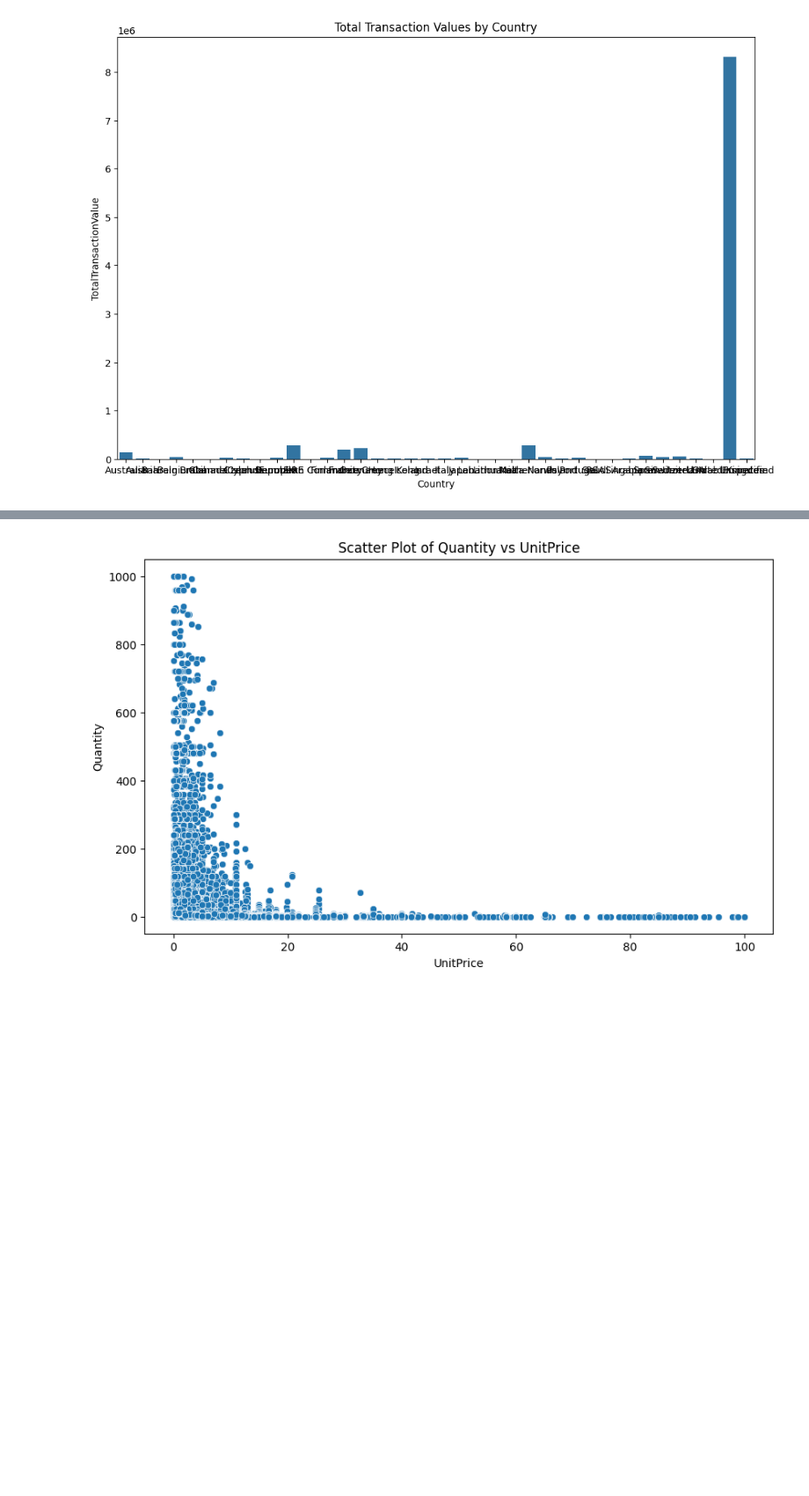
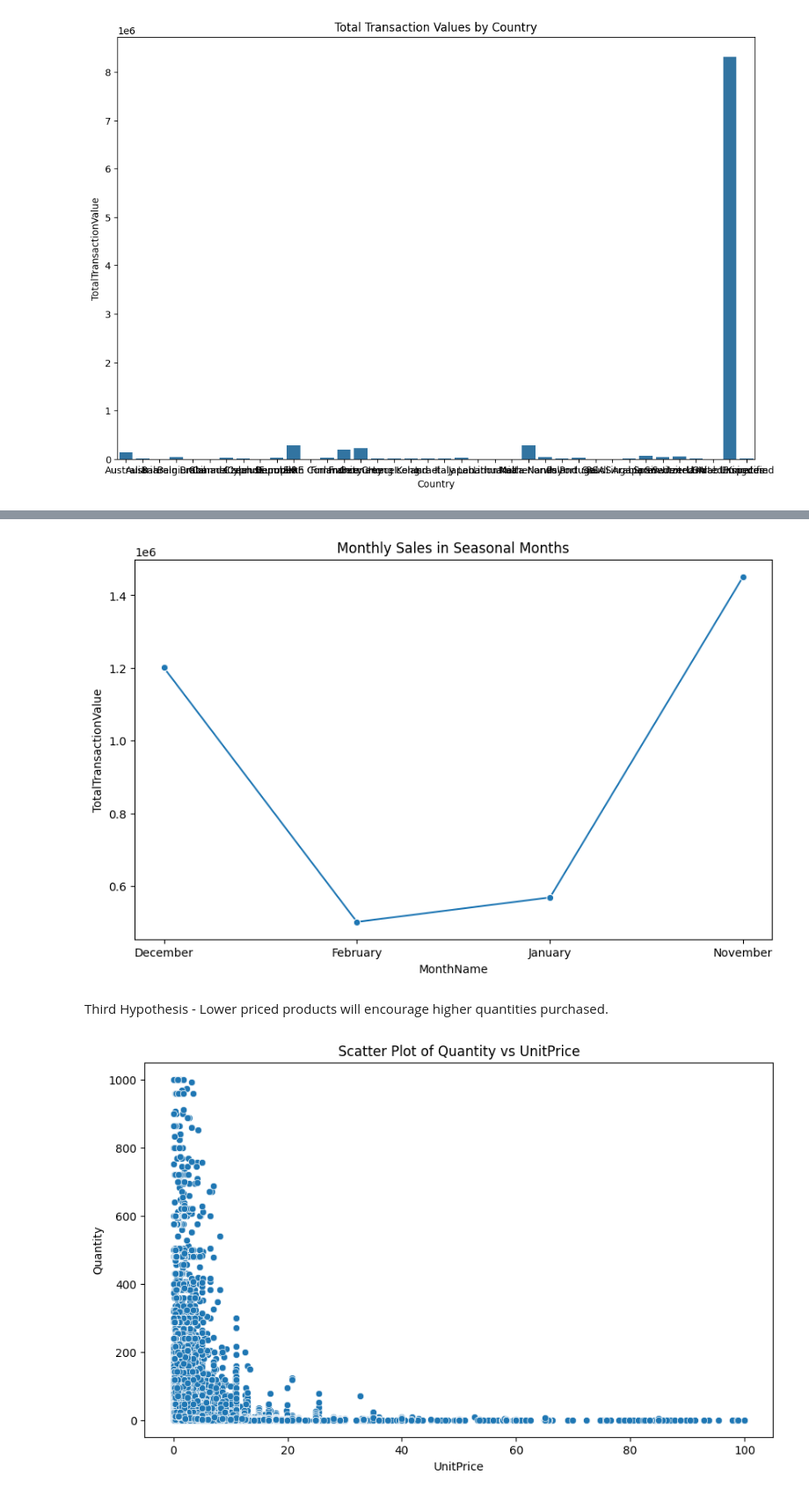
Before and after one commit to lehaanwar/OnlineRetailTransactionsDataset, a Jupyter notebook: jupyter_notebooks/Notebook_Template.ipynb, the cells around one changed output, grey strips where cells are left out. Shown at 88% size. Cells and saved outputs as stored; diff of their text form; code cells hidden in the pictures; blank space fills up the shorter version.

```diff
--- a/jupyter_notebooks/Notebook_Template.ipynb
+++ b/jupyter_notebooks/Notebook_Template.ipynb
@@ -553 +647,11 @@ plt.show()
+# %%
+#Monthly sales line plot
+plt.figure(figsize=(10, 6))
+sns.lineplot(data=monthly_sales, x='MonthName', y='TotalTransactionValue', marker='o', sort=False)
+plt.title('Monthly Sales in Seasonal Months')
+plt.show()
+# %% [output]
+[figure, added]
+# %% [markdown]
+Third Hypothesis - Lower priced products will encourage higher quantities purchased.
 # %%
```
Also changed, not shown: parts of 43 cells of this notebook, 2 other files.
